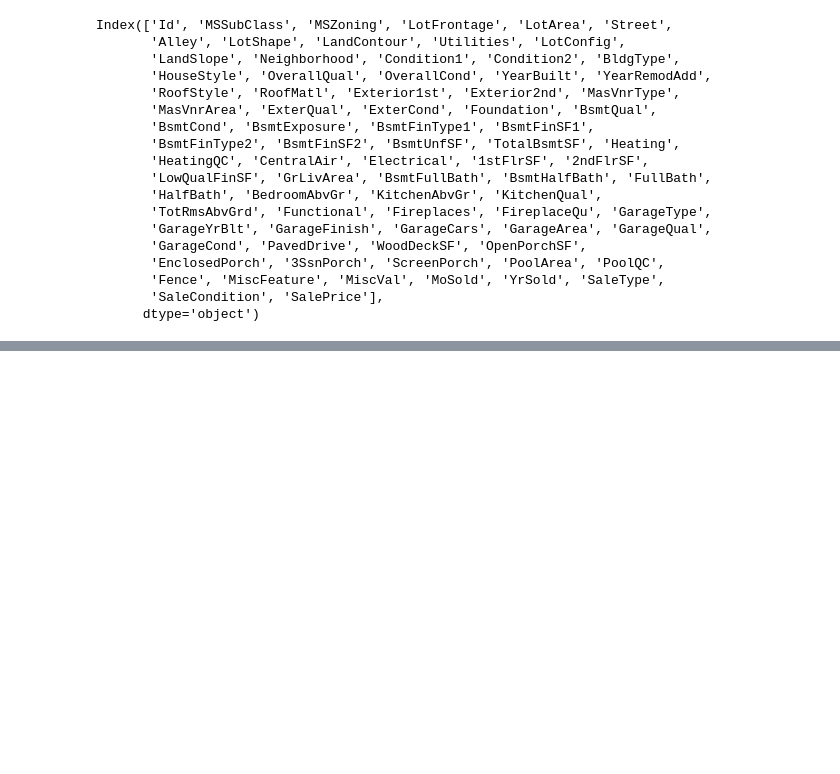
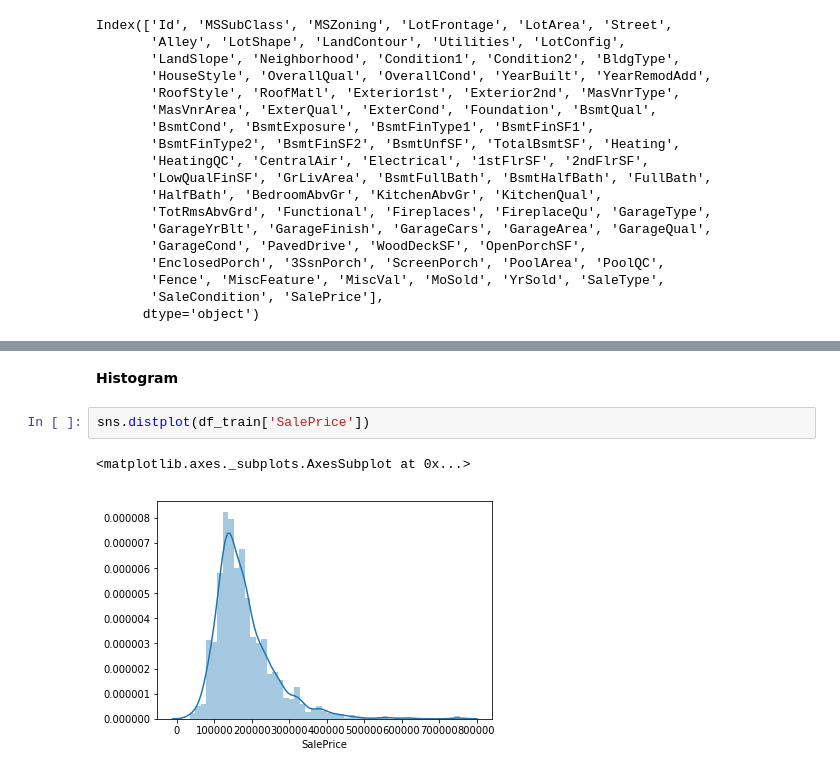
Before and after one commit to shpda/housingprice, a Jupyter notebook: data_analysis/analysis.ipynb, the cells around one changed output, grey strips where cells are left out. Cells and saved outputs as stored; diff of their text form; blank space fills up the shorter version.

```diff
--- a/data_analysis/analysis.ipynb
+++ b/data_analysis/analysis.ipynb
@@ -27,0 +47,7 @@ Index(['Id', 'MSSubClass', 'MSZoning', 'LotFrontage', 'LotArea', 'Street',
+# %% [markdown]
+**Histogram**
+# %%
+sns.distplot(df_train['SalePrice'])
+# %% [output]
+<matplotlib.axes._subplots.AxesSubplot at 0x...>
+[figure, added]
```
Also changed, not shown: parts of 22 cells of this notebook.
